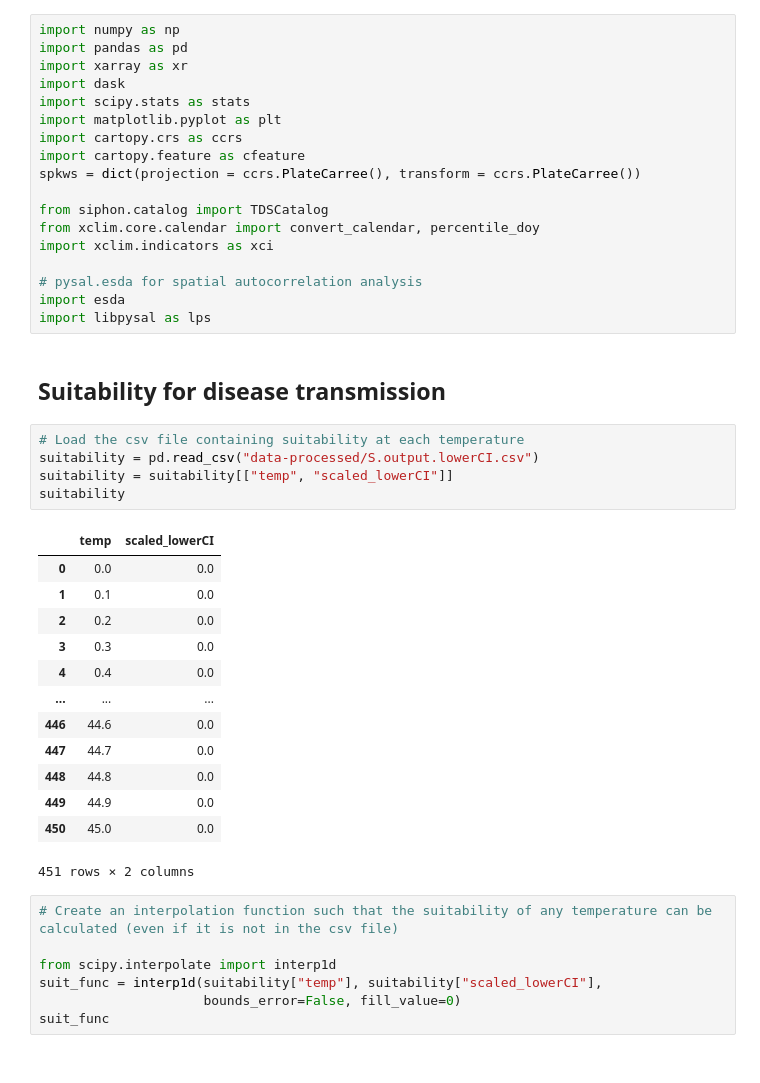
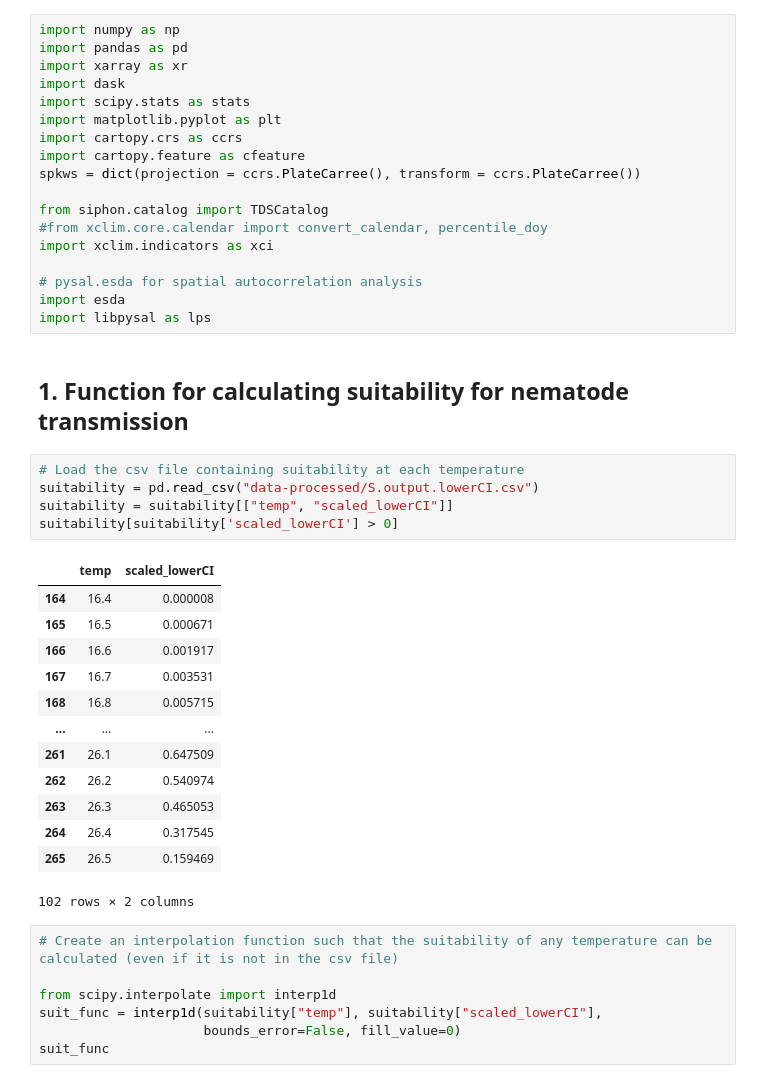
Before and after one commit to BernhardtLab/Arctic-VBD, a Jupyter notebook: 12_mapping.ipynb, the cells around one changed output. Drawn from its saved outputs; the diff is of its cells as text.

```diff
--- a/12_mapping.ipynb
+++ b/12_mapping.ipynb
@@ -10,33 +10,33 @@ import cartopy.feature as cfeature
 spkws = dict(projection = ccrs.PlateCarree(), transform = ccrs.PlateCarree())
 
 from siphon.catalog import TDSCatalog
-from xclim.core.calendar import convert_calendar, percentile_doy
+#from xclim.core.calendar import convert_calendar, percentile_doy
 import xclim.indicators as xci
 
 # pysal.esda for spatial autocorrelation analysis
 import esda
 import libpysal as lps
 # %% [markdown]
-## Suitability for disease transmission
+## 1. Function for calculating suitability for nematode transmission
 # %%
 # Load the csv file containing suitability at each temperature
 suitability = pd.read_csv("data-processed/S.output.lowerCI.csv")
 suitability = suitability[["temp", "scaled_lowerCI"]]
-suitability
+suitability[suitability['scaled_lowerCI'] > 0]
 # %% [output]
 |  | temp | scaled_lowerCI |
-| 0 | 0.0 | 0.0 |
-| 1 | 0.1 | 0.0 |
-| 2 | 0.2 | 0.0 |
-| 3 | 0.3 | 0.0 |
-| 4 | 0.4 | 0.0 |
+| 164 | 16.4 | 0.000008 |
+| 165 | 16.5 | 0.000671 |
+| 166 | 16.6 | 0.001917 |
+| 167 | 16.7 | 0.003531 |
+| 168 | 16.8 | 0.005715 |
 | ... | ... | ... |
-| 446 | 44.6 | 0.0 |
-| 447 | 44.7 | 0.0 |
-| 448 | 44.8 | 0.0 |
-| 449 | 44.9 | 0.0 |
-| 450 | 45.0 | 0.0 |
+| 261 | 26.1 | 0.647509 |
+| 262 | 26.2 | 0.540974 |
+| 263 | 26.3 | 0.465053 |
+| 264 | 26.4 | 0.317545 |
+| 265 | 26.5 | 0.159469 |
-451 rows × 2 columns
+102 rows × 2 columns
 # %%
 # Create an interpolation function such that the suitability of any temperature can be calculated (even if it is not in the csv file)
 
```
Also changed, not shown: parts of 59 cells of this notebook.
